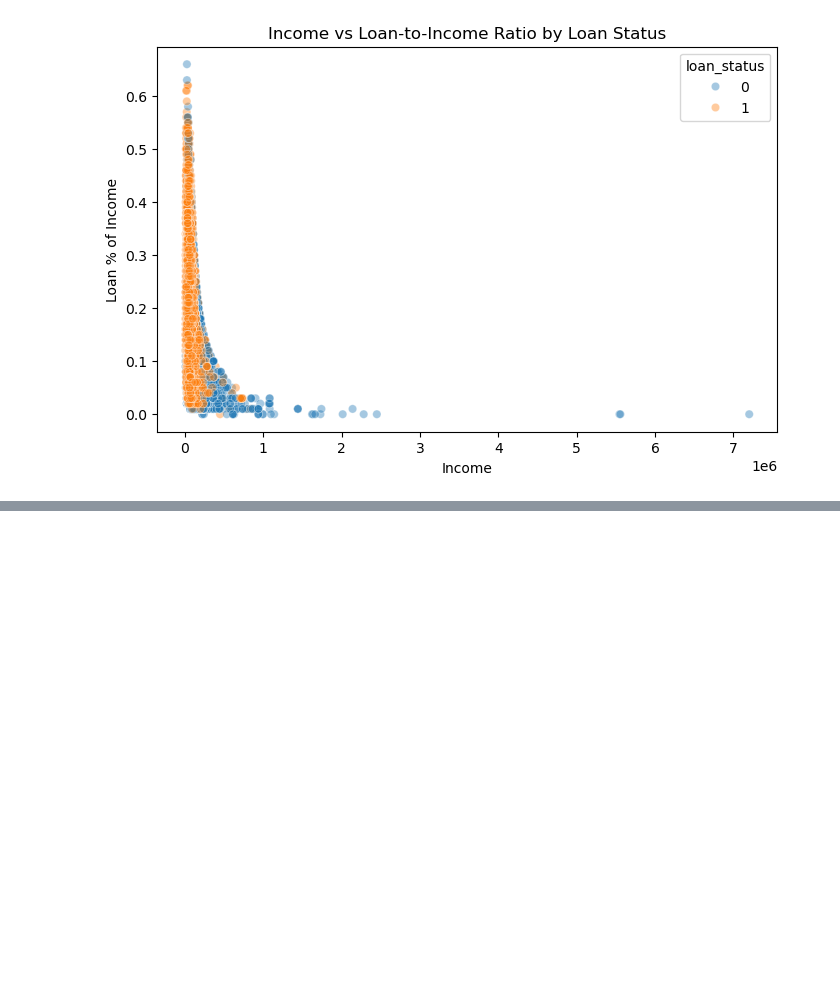
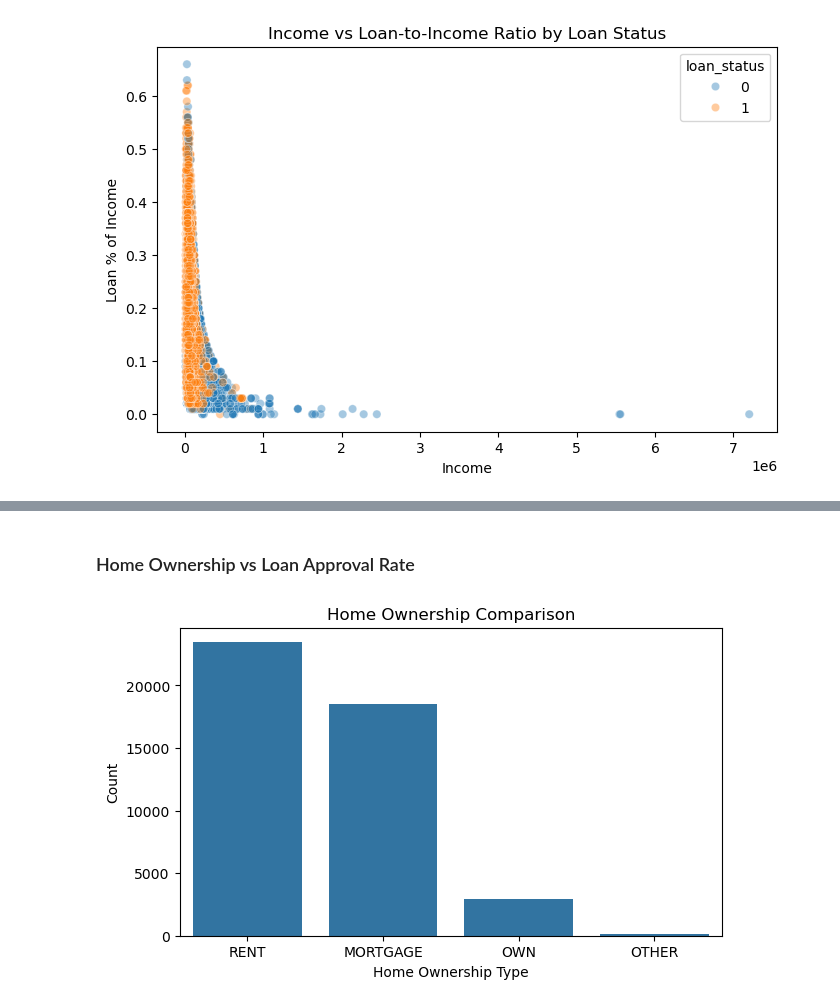
Before and after one commit to ShulimanHossain/Predictive-Analysis-of-Loan-Approval-Using-Data-Science-and-ML, a Jupyter notebook: loan.ipynb, the cells around one changed output, grey strips where cells are left out. Cells and saved outputs as stored; diff of their text form; code cells hidden in the pictures; blank space fills up the shorter version.

```diff
--- a/loan.ipynb
+++ b/loan.ipynb
@@ -208,0 +291,18 @@ plt.show()
+# %% [markdown]
+### Home Ownership vs Loan Approval Rate
+# %%
+order = df['person_home_ownership'].value_counts().index
+
+plt.figure(figsize=(7,4))
+sns.countplot(
+    x='person_home_ownership',
+    data=df,
+    order=order
+)
+
+plt.title("Home Ownership Comparison")
+plt.xlabel("Home Ownership Type")
+plt.ylabel("Count")
+plt.show()
+# %% [output]
+[figure, added]
```
Also changed, not shown: parts of 21 cells of this notebook, 5 other files.
